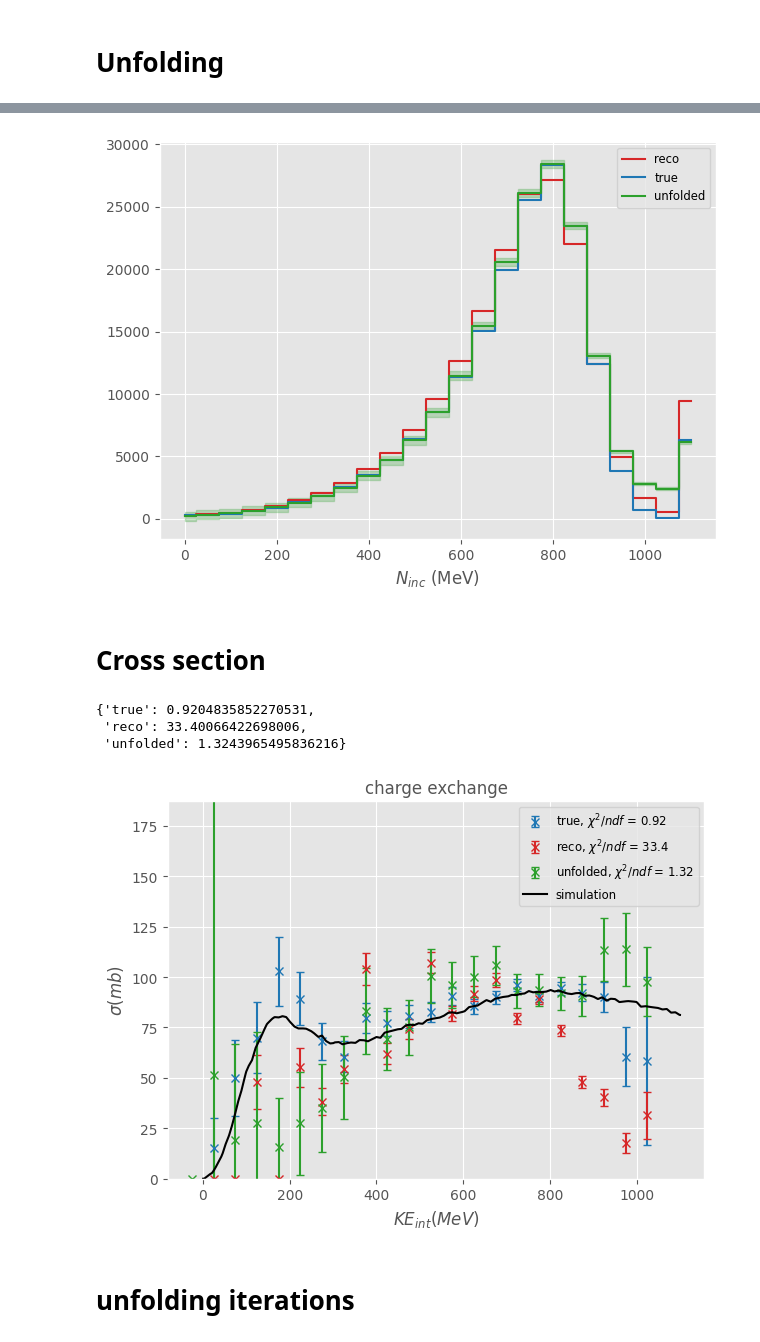
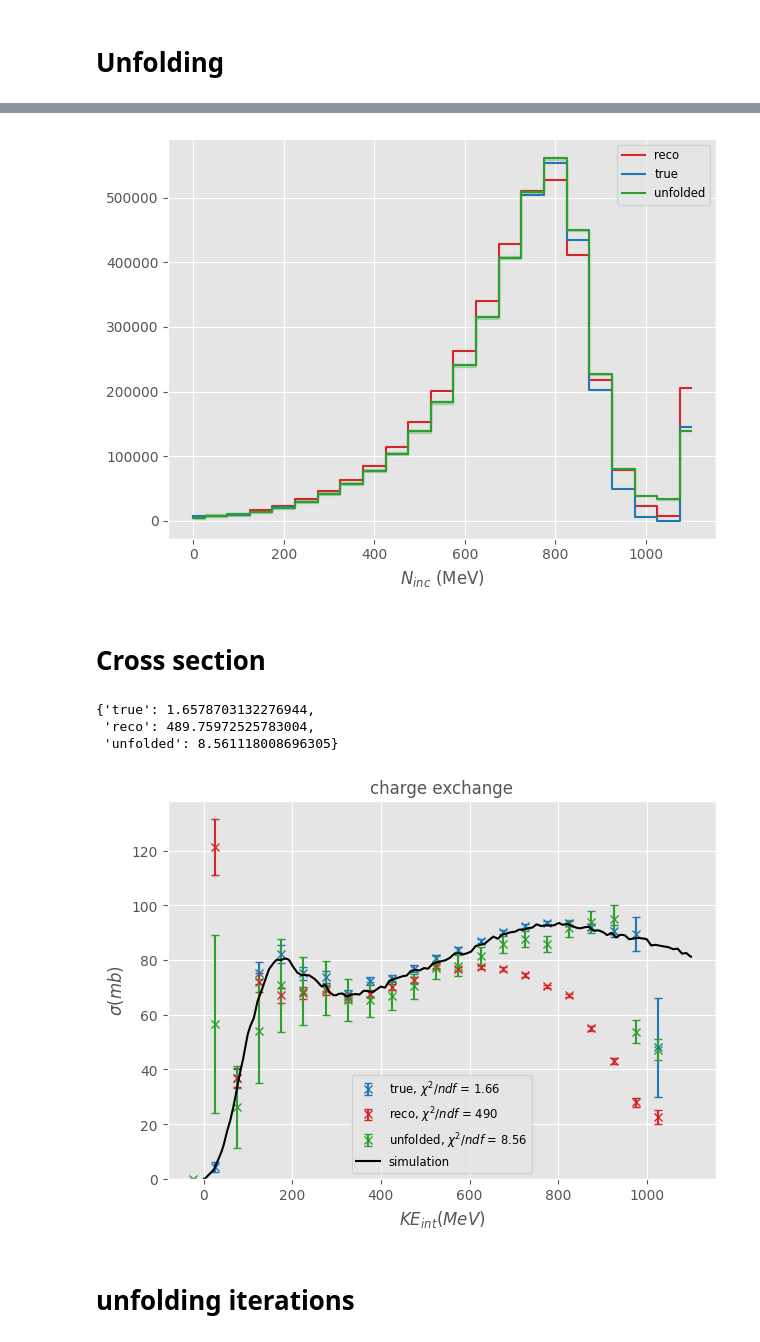
Before and after one commit to dlindebaum/pion-argon-xs-analysis, a Jupyter notebook: analysis/sandbox/cex_unfold.ipynb, the cells around one changed output, grey strips where cells are left out. Cells and saved outputs as stored; diff of their text form; code cells hidden in the pictures.

```diff
--- a/analysis/sandbox/cex_unfold.ipynb
+++ b/analysis/sandbox/cex_unfold.ipynb
@@ -28,19 +28,25 @@ from pyunfold.teststat import get_ts
 from pyunfold.priors import setup_prior
 from pyunfold.utils import cast_to_array
 
-def CreateConfig(PDSP : int = 1, p_init : float = 1000, events : int = 50805, seed : int = None, verbose : bool = False, modified_PDFs : dict[np.array] = None, scale_factors : dict[float] = None, step : float = 2):
+def CreateConfig(PDSP : int = 1, p_init : float = 1000, events : int = 50805, seed : int = None, verbose : bool = False, modified_PDFs : dict[np.array] = None, scale_factors : dict[float] = None, step : float = 2, smearing : str = "double_crystal_ball", beam_profile : str = "gaussian"):
     return {
     "events" : events,
     "step" : step,
     "p_init" : p_init,
-    "beam_profile" : "gaussian",
+    "beam_profile" : beam_profile,
     "beam_width" : 60,
 
+
     "smearing_params" : {
-        "KE_init" : f"/home/sb16165/Documents/pi0-analysis/analysis/work/2023/PDSPProd4a_MC_{PDSP}GeV_reco1_sce_datadriven_v1_ntuple_v09_41_00_03/toy_parameters/smearing/KE_ff_resolution.json",
-        "KE_int" : f"/home/sb16165/Documents/pi0-analysis/analysis/work/2023/PDSPProd4a_MC_{PDSP}GeV_reco1_sce_datadriven_v1_ntuple_v09_41_00_03/toy_parameters/smearing/KE_int_resolution.json",
-        "z_int" : f"/home/sb16165/Documents/pi0-analysis/analysis/work/2023/PDSPProd4a_MC_{PDSP}GeV_reco1_sce_datadriven_v1_ntuple_v09_41_00_03/toy_parameters/smearing/track_length_resolution.json"
+        "KE_init" : f"/home/sb16165/Documents/pi0-analysis/analysis/work/2023/PDSPProd4a_MC_{PDSP}GeV_reco1_sce_datadriven_v1_ntuple_v09_41_00_03/toy_parameters/smearing/KE_init/{smearing}.json",
+        "KE_int" : f"/home/sb16165/Documents/pi0-analysis/analysis/work/2023/PDSPProd4a_MC_{PDSP}GeV_reco1_sce_datadriven_v1_ntuple_v09_41_00_03/toy_parameters/smearing/KE_int/{smearing}.json",
+        "z_int" : f"/home/sb16165/Documents/pi0-analysis/analysis/work/2023/PDSPProd4a_MC_{PDSP}GeV_reco1_sce_datadriven_v1_ntuple_v09_41_00_03/toy_parameters/smearing/z_int/{smearing}.json"
     },
+    # "smearing_params" : {
+    #     "KE_init" : f"/home/sb16165/Documents/pi0-analysis/analysis/work/2023/PDSPProd4a_MC_{PDSP}GeV_reco1_sce_datadriven_v1_ntuple_v09_41_00_03/toy_parameters/smearing/KE_ff_resolution.json",
+    #     "KE_int" : f"/home/sb16165/Documents/pi0-analysis/analysis/work/2023/PDSPProd4a_MC_{PDSP}GeV_reco1_sce_datadriven_v1_ntuple_v09_41_00_03/toy_parameters/smearing/KE_int_resolution.json",
+    #     "z_int" : f"/home/sb16165/Documents/pi0-analysis/analysis/work/2023/PDSPProd4a_MC_{PDSP}GeV_reco1_sce_datadriven_v1_ntuple_v09_41_00_03/toy_parameters/smearing/track_length_resolution.json"
+    # },
     "reco_region_fractions" : f"/home/sb16165/Documents/pi0-analysis/analysis/work/2023/PDSPProd4a_MC_{PDSP}GeV_reco1_sce_datadriven_v1_ntuple_v09_41_00_03/toy_parameters/reco_regions/reco_region_fractions.hdf5",
     "beam_selection_efficiencies" : f"/home/sb16165/Documents/pi0-analysis/analysis/work/2023/PDSPProd4a_MC_{PDSP}GeV_reco1_sce_datadriven_v1_ntuple_v09_41_00_03/toy_parameters/pi_beam_efficiency/beam_selection_efficiencies_true.hdf5",
     "mean_track_score_kde" : f"/home/sb16165/Documents/pi0-analysis/analysis/work/2023/PDSPProd4a_MC_{PDSP}GeV_reco1_sce_datadriven_v1_ntuple_v09_41_00_03/toy_parameters/meanTrackScoreKDE/kdes.dill",
@@ -272,12 +280,16 @@ def UnfoldXS(max_iter : int, observed : dict, observed_err : dict, response_matr
 env: PYTHONPATH=/home/sb16165/Documents/pi0-analysis/analysis
 # %%
-toy_template = cross_section.Toy(file = "work/2023/toys/xs_toy_1GeV_gaussian_60MeV_fit_input.hdf5", smearing = True)
+toy_template = cross_section.Toy(file = "work/2023/toys/xs_toy_cb_template.hdf5")
 # %%
-toy_obs = cross_section.Toy(df = cex_toy_generator.main(cex_toy_generator.ResolveConfig(CreateConfig(PDSP = 1, p_init = 1000, events = 50805, seed = 1, step = 2))), smearing = True)
+toy_obs = cross_section.Toy(df = cex_toy_generator.main(cex_toy_generator.ResolveConfig(CreateConfig(PDSP = 1, p_init = 1000, events = 1E6, seed = 1, step = 2, smearing = "double_crystal_ball", beam_profile = "work/2023/PDSPProd4a_MC_1GeV_reco1_sce_datadriven_v1_ntuple_v09_41_00_03/toy_parameters/beam_profile/beam_profile.json"))))
+# smearings = cex_toy_generator.Smearing(len(toy_obs.df), smearing, np.random.default_rng(2))
+# toy_obs.df.KE_int_smeared = toy_obs.df.KE_int_smeared + smearings["KE_int_smearing"]
+
 data_obs = cross_section.AnalysisInput.CreateAnalysisInputToy(toy_obs)
 
 energy_slice = cross_section.Slices(50, 0, 1050, True)
 energy_bins = np.sort(np.insert(energy_slice.pos, 0, energy_slice.max_pos + energy_slice.width))
 
-fit_results = cex_analyse.RegionFit(data_obs, energy_slice, toy_template)
+mean_track_score_bins = np.linspace(0, 1, 21, True)
+fit_results = cex_analyse.RegionFit(data_obs, energy_slice, mean_track_score_bins, cross_section.AnalysisInput.CreateAnalysisInputToy(toy_template))
 # %% [output]
@@ -377,34 +387,34 @@ Plots.Plot(energy_bins[::-1], histograms_reco_obs["inc"], style = "step", label
 Plots.Plot(energy_bins[::-1], histograms_true_obs["inc"], style = "step", label = "true", color = "C0", newFigure = False)
 Plots.Plot(energy_bins[::-1], n_incident_unfolded, yerr = n_incident_unfolded_err, style = "step", label = "unfolded", xlabel = "$N_{inc}$ (MeV)", color = "C4", newFigure = False)
 # %% [output]
-[figure, old version]
+[figure, new version]
 # %% [markdown]
 # Cross section
 # %%
 xs_sim = cross_section.GeantCrossSections(energy_range = [0, 1050])
 slice_dEdX = cross_section.EnergySlice.Slice_dEdX(energy_slice, cross_section.Particle.from_pdgid(211))
 
 xs_true = cross_section.EnergySlice.CrossSection(histograms_true_obs["int_ex"][1:], histograms_true_obs["int"][1:], histograms_true_obs["inc"][1:], slice_dEdX, energy_slice.width)
 
 xs_reco = cross_section.EnergySlice.CrossSection(histograms_reco_obs["int_ex"][1:], histograms_reco_obs["int"][1:], histograms_reco_obs["inc"][1:], slice_dEdX, energy_slice.width)
 
 xs_unfolded = cross_section.EnergySlice.CrossSection(results["int_ex"]["unfolded"][1:], results["int"]["unfolded"][1:], n_incident_unfolded[1:], slice_dEdX, energy_slice.width, results["int_ex"]["stat_err"][1:], results["int"]["stat_err"][1:], n_incident_unfolded_err[1:])
 
 xs = {
     "true" : xs_true,
     "reco" : xs_reco,
     f"unfolded" : xs_unfolded
 }
 
 colors = ["C0", "C6", "C4"]
 colors = {k : colors[i] for i, k in enumerate(xs)}
 
-cex_analyse.PlotXSComparison(xs, energy_slice, process, colors = colors)
+cross_section.PlotXSComparison(xs, energy_slice, process, colors = colors)
 # %% [output]
-{'true': 0.9204835852270531,
- 'reco': 33.40066422698006,
- 'unfolded': 1.3243965495836216}
+{'true': 1.6578703132276944,
+ 'reco': 489.75972525783004,
+ 'unfolded': 8.561118008696305}
-[figure, old version]
+[figure, new version]
 # %% [markdown]
 # unfolding iterations
 # %%
```
Also changed, not shown: parts of 11 cells of this notebook, 2 other files.
